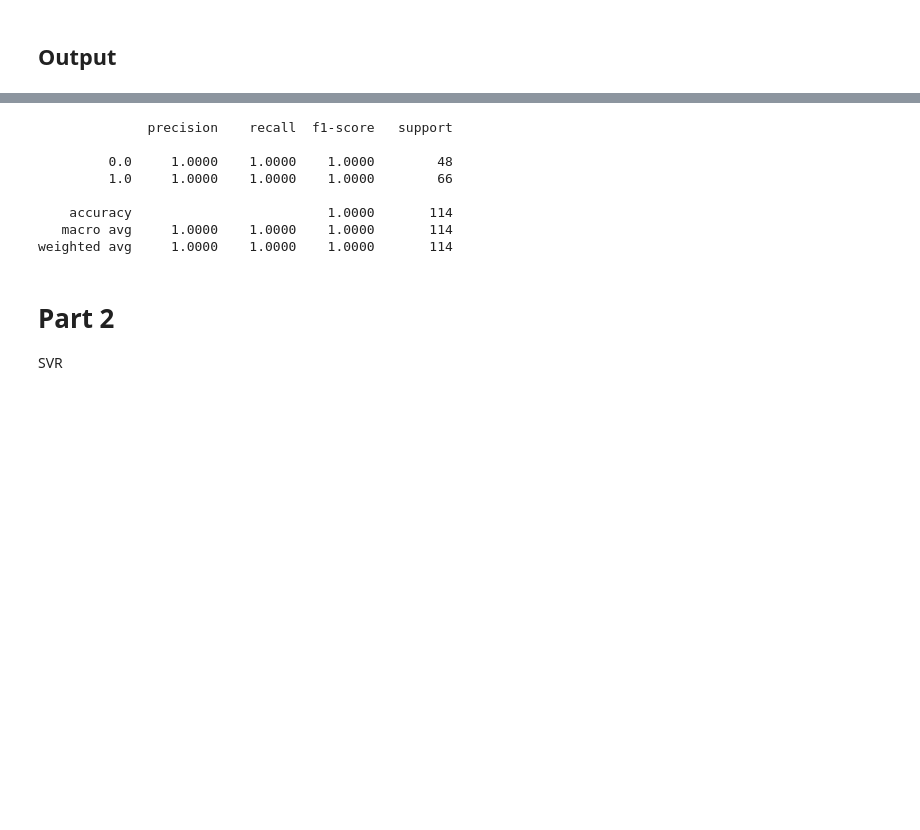
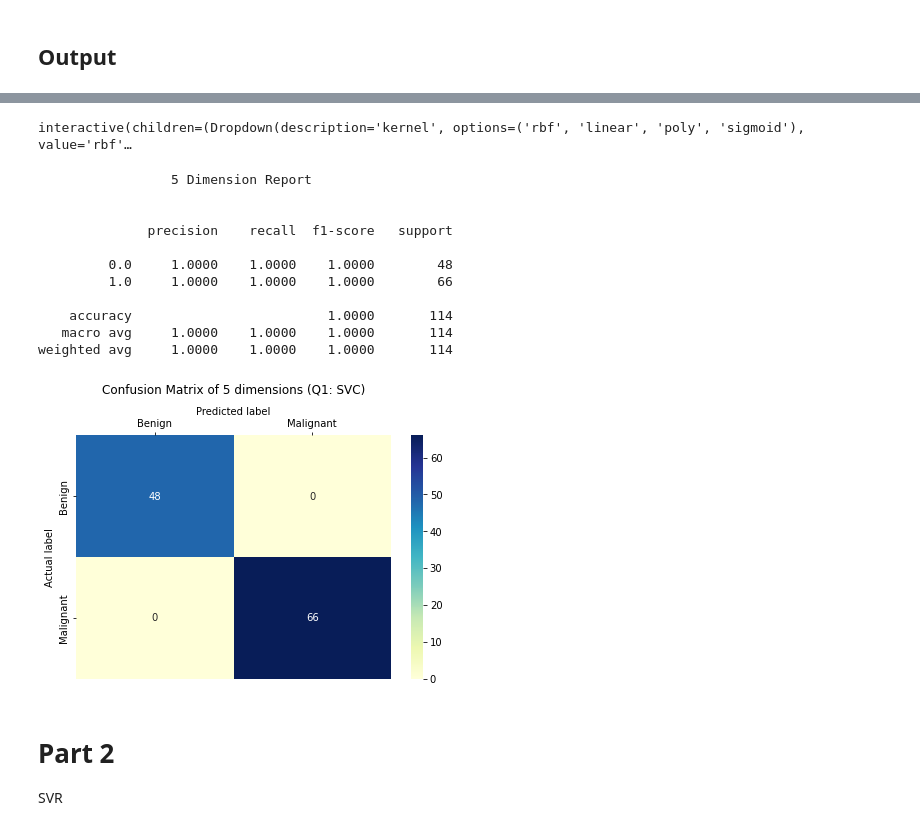
Before and after one commit to A-Hudson-0117/MachineLearning-Intro, a Jupyter notebook: SVM and SVR (hw 4)/the SVs.ipynb, the cells around one changed output, grey strips where cells are left out. Cells and saved outputs as stored; diff of their text form; code cells hidden in the pictures; blank space fills up the shorter version.

```diff
--- a/SVM and SVR (hw 4)/the SVs.ipynb
+++ b/SVM and SVR (hw 4)/the SVs.ipynb
@@ -252,19 +241,28 @@ plt.title(f"Dimensionality Results ({q_num})") ;
+# %%
+interact(show_svc_data, kernel=useable_kernels , dimension=(1, x_df.shape[1]));
+# %% [output]
+interactive(children=(Dropdown(description='kernel', options=('rbf', 'linear', 'poly', 'sigmoid'), value='rbf'…
 # %%
 inspect_dimension = 5
+inspect_type = 'rbf'
 
 
-# print('\t\t', inspect_dimension, "Dimension Report\n")
-print(report_list_string[inspect_dimension-1])
-# print_conf_matrix(confusion_list[inspect_dimension - 1], f"Confusion Matrix of {inspect_dimension} dimensions ({q_num})", class_names)
+print('\t\t', inspect_dimension, "Dimension Report\n\n")
+print(report_dict[inspect_type][inspect_dimension-1])
+print_conf_matrix(confusion_dict[inspect_type][inspect_dimension - 1], f"Confusion Matrix of {inspect_dimension} dimensions ({q_num})", class_names)
 # %% [output]
+                 5 Dimension Report
+
+
               precision    recall  f1-score   support
 
          0.0     1.0000    1.0000    1.0000        48
          1.0     1.0000    1.0000    1.0000        66
 
     accuracy                         1.0000       114
    macro avg     1.0000    1.0000    1.0000       114
 weighted avg     1.0000    1.0000    1.0000       114
+[figure, added]
 # %% [markdown]
 # Part 2
 SVR
```
Also changed, not shown: parts of 11 cells of this notebook.
